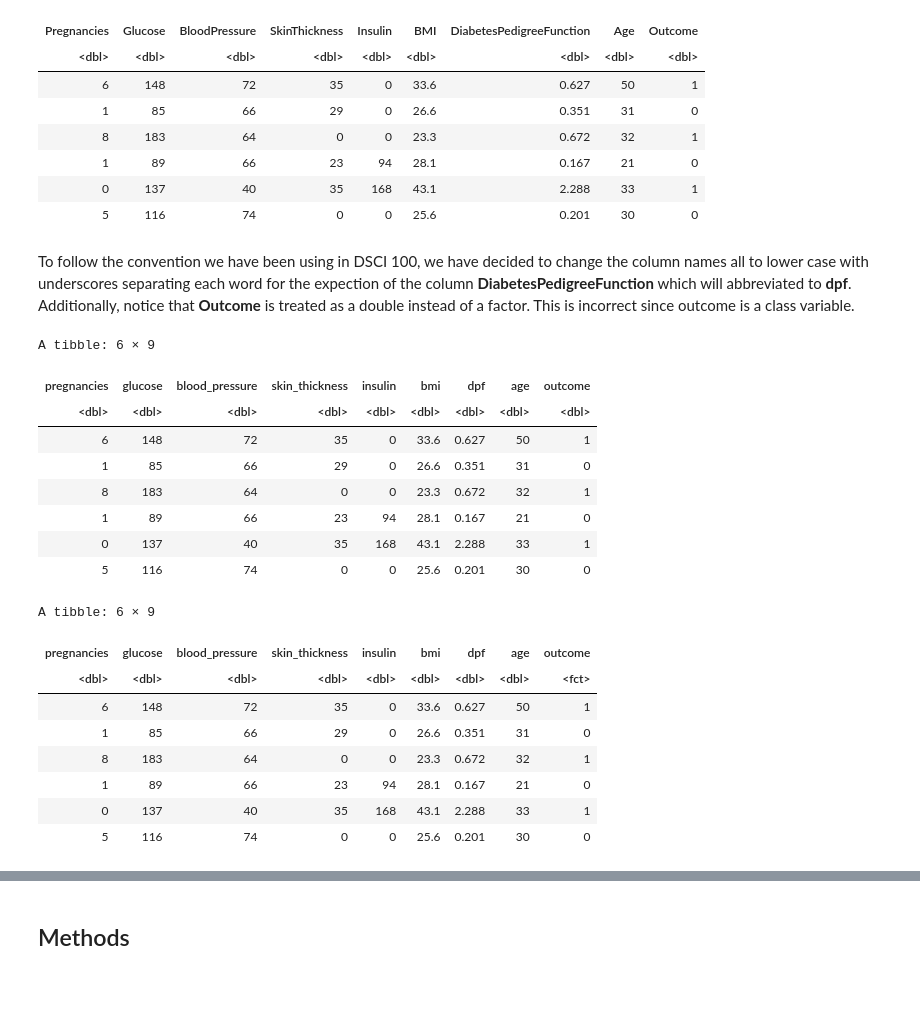
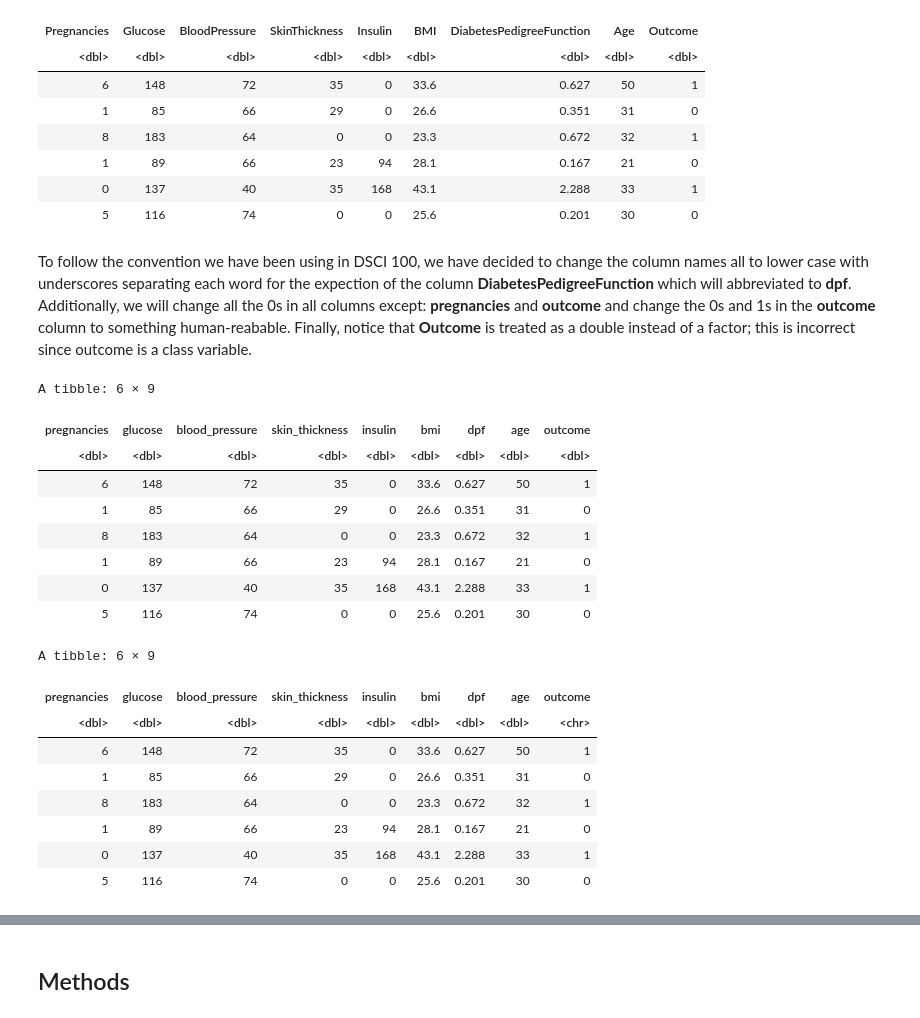
Before and after one commit to narjisaa/dsci-100-2023w1-group-10, a Jupyter notebook: project_proposal.ipynb, the cells around one changed output, grey strips where cells are left out. Cells and saved outputs as stored; diff of their text form; code cells hidden in the pictures; blank space fills up the shorter version.

```diff
--- a/project_proposal.ipynb
+++ b/project_proposal.ipynb
@@ -71,31 +73,29 @@ A tibble: 6 × 9
 | 0 | 137 | 40 | 35 | 168 | 43.1 | 2.288 | 33 | 1 |
 | 5 | 116 | 74 | 0 | 0 | 25.6 | 0.201 | 30 | 0 |
 # %% [markdown]
-To follow the convention we have been using in DSCI 100, we have decided to change the column names all to lower case with underscores separating each word for the expection of the column **DiabetesPedigreeFunction** which will abbreviated to **dpf**. Additionally, notice that **Outcome** is treated as a double instead of a factor. This is incorrect since outcome is a class variable.
+To follow the convention we have been using in DSCI 100, we have decided to change the column names all to lower case with underscores separating each word for the expection of the column **DiabetesPedigreeFunction** which will abbreviated to **dpf**. Additionally, we will change all the 0s in all columns except: **pregnancies** and **outcome** and change the 0s and 1s in the **outcome** column to something human-reabable. Finally, notice that **Outcome** is treated as a double instead of a factor; this is incorrect since outcome is a class variable.
 # %%
-colnames(diabetes_rawdata) <- c("pregnancies", "glucose", "blood_pressure", "skin_thickness", "insulin", "bmi", "dpf", "age", "outcome")
-head(diabetes_rawdata)
+colnames(diabetes_data) <- c("pregnancies", "glucose", "blood_pressure", "skin_thickness", "insulin", "bmi", "dpf", "age", "outcome")
+head(diabetes_data)
+
+class(diabetes_data$outcome) = "chr"
+head(diabetes_data)
 # %% [output]
 A tibble: 6 × 9
 | pregnancies | glucose | blood_pressure | skin_thickness | insulin | bmi | dpf | age | outcome |
 | <dbl> | <dbl> | <dbl> | <dbl> | <dbl> | <dbl> | <dbl> | <dbl> | <dbl> |
 | 6 | 148 | 72 | 35 | 0 | 33.6 | 0.627 | 50 | 1 |
 | 1 | 85 | 66 | 29 | 0 | 26.6 | 0.351 | 31 | 0 |
 | 8 | 183 | 64 | 0 | 0 | 23.3 | 0.672 | 32 | 1 |
 | 1 | 89 | 66 | 23 | 94 | 28.1 | 0.167 | 21 | 0 |
 | 0 | 137 | 40 | 35 | 168 | 43.1 | 2.288 | 33 | 1 |
 | 5 | 116 | 74 | 0 | 0 | 25.6 | 0.201 | 30 | 0 |
+A tibble: 6 × 9
+| pregnancies | glucose | blood_pressure | skin_thickness | insulin | bmi | dpf | age | outcome |
+| <dbl> | <dbl> | <dbl> | <dbl> | <dbl> | <dbl> | <dbl> | <dbl> | <chr> |
+| 6 | 148 | 72 | 35 | 0 | 33.6 | 0.627 | 50 | 1 |
+| 1 | 85 | 66 | 29 | 0 | 26.6 | 0.351 | 31 | 0 |
+| 8 | 183 | 64 | 0 | 0 | 23.3 | 0.672 | 32 | 1 |
+| 1 | 89 | 66 | 23 | 94 | 28.1 | 0.167 | 21 | 0 |
+| 0 | 137 | 40 | 35 | 168 | 43.1 | 2.288 | 33 | 1 |
+| 5 | 116 | 74 | 0 | 0 | 25.6 | 0.201 | 30 | 0 |
-# %%
-diabetes_data <- diabetes_rawdata |>
-                 mutate(outcome = as_factor(outcome))
-head(diabetes_data)
-# %% [output]
-A tibble: 6 × 9
-| pregnancies | glucose | blood_pressure | skin_thickness | insulin | bmi | dpf | age | outcome |
-| <dbl> | <dbl> | <dbl> | <dbl> | <dbl> | <dbl> | <dbl> | <dbl> | <fct> |
-| 6 | 148 | 72 | 35 | 0 | 33.6 | 0.627 | 50 | 1 |
-| 1 | 85 | 66 | 29 | 0 | 26.6 | 0.351 | 31 | 0 |
-| 8 | 183 | 64 | 0 | 0 | 23.3 | 0.672 | 32 | 1 |
-| 1 | 89 | 66 | 23 | 94 | 28.1 | 0.167 | 21 | 0 |
-| 0 | 137 | 40 | 35 | 168 | 43.1 | 2.288 | 33 | 1 |
-| 5 | 116 | 74 | 0 | 0 | 25.6 | 0.201 | 30 | 0 |
```
Also changed, not shown: parts of 13 cells of this notebook, 1 other file.
